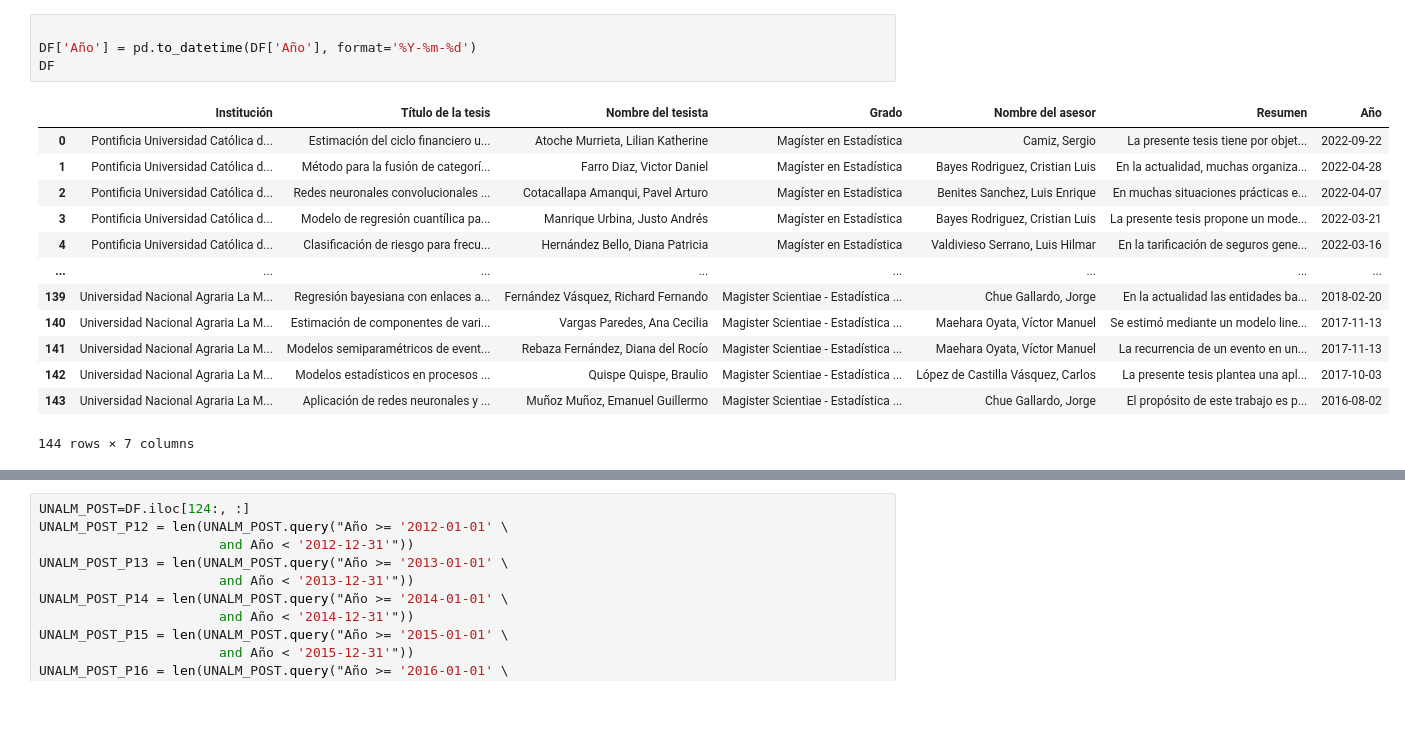
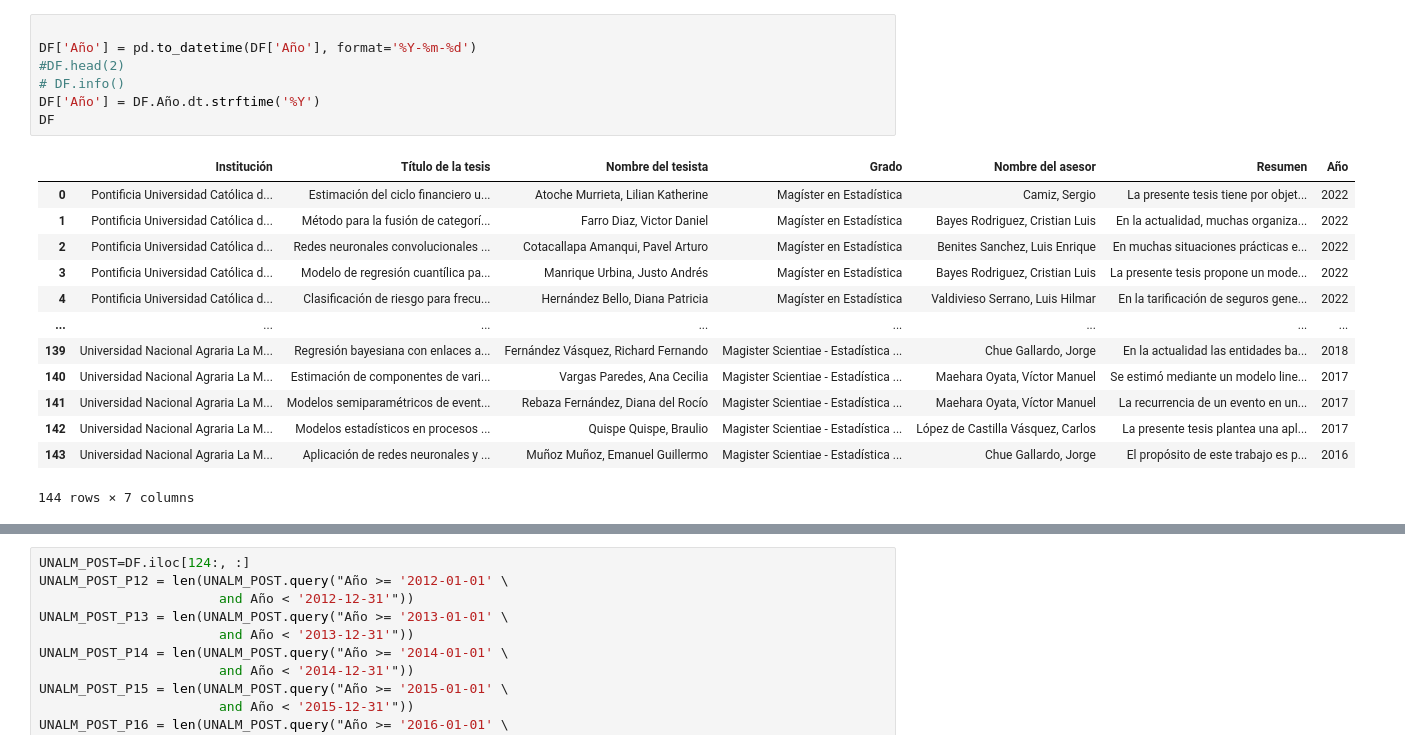
Before and after one commit to 20210826r/Trabajo_final, a Jupyter notebook: Estadisticos.ipynb, the cells around one changed output, grey strips where cells are left out. Drawn from its saved outputs; the diff is of its cells as text; blank space fills up the shorter version.

```diff
--- a/Estadisticos.ipynb
+++ b/Estadisticos.ipynb
@@ -4,18 +20,21 @@ DF = pd.read_csv('tesis.csv')
 # %%
 
 DF['Año'] = pd.to_datetime(DF['Año'], format='%Y-%m-%d')
+#DF.head(2)
+# DF.info()
+DF['Año'] = DF.Año.dt.strftime('%Y')
 DF
 # %% [output]
 |  | Institución | Título de la tesis | Nombre del tesista | Grado | Nombre del asesor | Resumen | Año |
-| 0 | Pontificia Universidad Católica d... | Estimación del ciclo financiero u... | Atoche Murrieta, Lilian Katherine | Magíster en Estadística | Camiz, Sergio | La presente tesis tiene por objet... | 2022-09-22 |
-| 1 | Pontificia Universidad Católica d... | Método para la fusión de categorí... | Farro Diaz, Victor Daniel | Magíster en Estadística | Bayes Rodriguez, Cristian Luis | En la actualidad, muchas organiza... | 2022-04-28 |
-| 2 | Pontificia Universidad Católica d... | Redes neuronales convolucionales ... | Cotacallapa Amanqui, Pavel Arturo | Magíster en Estadística | Benites Sanchez, Luis Enrique | En muchas situaciones prácticas e... | 2022-04-07 |
-| 3 | Pontificia Universidad Católica d... | Modelo de regresión cuantílica pa... | Manrique Urbina, Justo Andrés | Magíster en Estadística | Bayes Rodriguez, Cristian Luis | La presente tesis propone un mode... | 2022-03-21 |
-| 4 | Pontificia Universidad Católica d... | Clasiﬁcación de riesgo para frecu... | Hernández Bello, Diana Patricia | Magíster en Estadística | Valdivieso Serrano, Luis Hilmar | En la tariﬁcación de seguros gene... | 2022-03-16 |
+| 0 | Pontificia Universidad Católica d... | Estimación del ciclo financiero u... | Atoche Murrieta, Lilian Katherine | Magíster en Estadística | Camiz, Sergio | La presente tesis tiene por objet... | 2022 |
+| 1 | Pontificia Universidad Católica d... | Método para la fusión de categorí... | Farro Diaz, Victor Daniel | Magíster en Estadística | Bayes Rodriguez, Cristian Luis | En la actualidad, muchas organiza... | 2022 |
+| 2 | Pontificia Universidad Católica d... | Redes neuronales convolucionales ... | Cotacallapa Amanqui, Pavel Arturo | Magíster en Estadística | Benites Sanchez, Luis Enrique | En muchas situaciones prácticas e... | 2022 |
+| 3 | Pontificia Universidad Católica d... | Modelo de regresión cuantílica pa... | Manrique Urbina, Justo Andrés | Magíster en Estadística | Bayes Rodriguez, Cristian Luis | La presente tesis propone un mode... | 2022 |
+| 4 | Pontificia Universidad Católica d... | Clasiﬁcación de riesgo para frecu... | Hernández Bello, Diana Patricia | Magíster en Estadística | Valdivieso Serrano, Luis Hilmar | En la tariﬁcación de seguros gene... | 2022 |
 | ... | ... | ... | ... | ... | ... | ... | ... |
-| 139 | Universidad Nacional Agraria La M... | Regresión bayesiana con enlaces a... | Fernández Vásquez, Richard Fernando | Magister Scientiae - Estadística ... | Chue Gallardo, Jorge | En la actualidad las entidades ba... | 2018-02-20 |
-| 140 | Universidad Nacional Agraria La M... | Estimación de componentes de vari... | Vargas Paredes, Ana Cecilia | Magister Scientiae - Estadística ... | Maehara Oyata, Víctor Manuel | Se estimó mediante un modelo line... | 2017-11-13 |
-| 141 | Universidad Nacional Agraria La M... | Modelos semiparamétricos de event... | Rebaza Fernández, Diana del Rocío | Magister Scientiae - Estadística ... | Maehara Oyata, Víctor Manuel | La recurrencia de un evento en un... | 2017-11-13 |
-| 142 | Universidad Nacional Agraria La M... | Modelos estadísticos en procesos ... | Quispe Quispe, Braulio | Magister Scientiae - Estadística ... | López de Castilla Vásquez, Carlos | La presente tesis plantea una apl... | 2017-10-03 |
-| 143 | Universidad Nacional Agraria La M... | Aplicación de redes neuronales y ... | Muñoz Muñoz, Emanuel Guillermo | Magister Scientiae - Estadística ... | Chue Gallardo, Jorge | El propósito de este trabajo es p... | 2016-08-02 |
+| 139 | Universidad Nacional Agraria La M... | Regresión bayesiana con enlaces a... | Fernández Vásquez, Richard Fernando | Magister Scientiae - Estadística ... | Chue Gallardo, Jorge | En la actualidad las entidades ba... | 2018 |
+| 140 | Universidad Nacional Agraria La M... | Estimación de componentes de vari... | Vargas Paredes, Ana Cecilia | Magister Scientiae - Estadística ... | Maehara Oyata, Víctor Manuel | Se estimó mediante un modelo line... | 2017 |
+| 141 | Universidad Nacional Agraria La M... | Modelos semiparamétricos de event... | Rebaza Fernández, Diana del Rocío | Magister Scientiae - Estadística ... | Maehara Oyata, Víctor Manuel | La recurrencia de un evento en un... | 2017 |
+| 142 | Universidad Nacional Agraria La M... | Modelos estadísticos en procesos ... | Quispe Quispe, Braulio | Magister Scientiae - Estadística ... | López de Castilla Vásquez, Carlos | La presente tesis plantea una apl... | 2017 |
+| 143 | Universidad Nacional Agraria La M... | Aplicación de redes neuronales y ... | Muñoz Muñoz, Emanuel Guillermo | Magister Scientiae - Estadística ... | Chue Gallardo, Jorge | El propósito de este trabajo es p... | 2016 |
 144 rows × 7 columns
```
Also changed, not shown: parts of 6 cells of this notebook.
